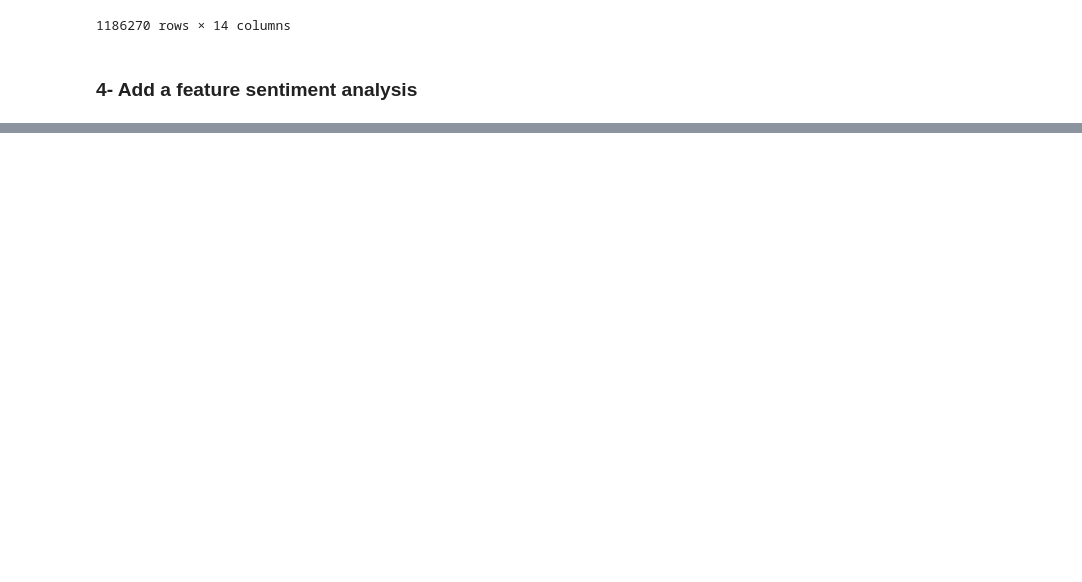
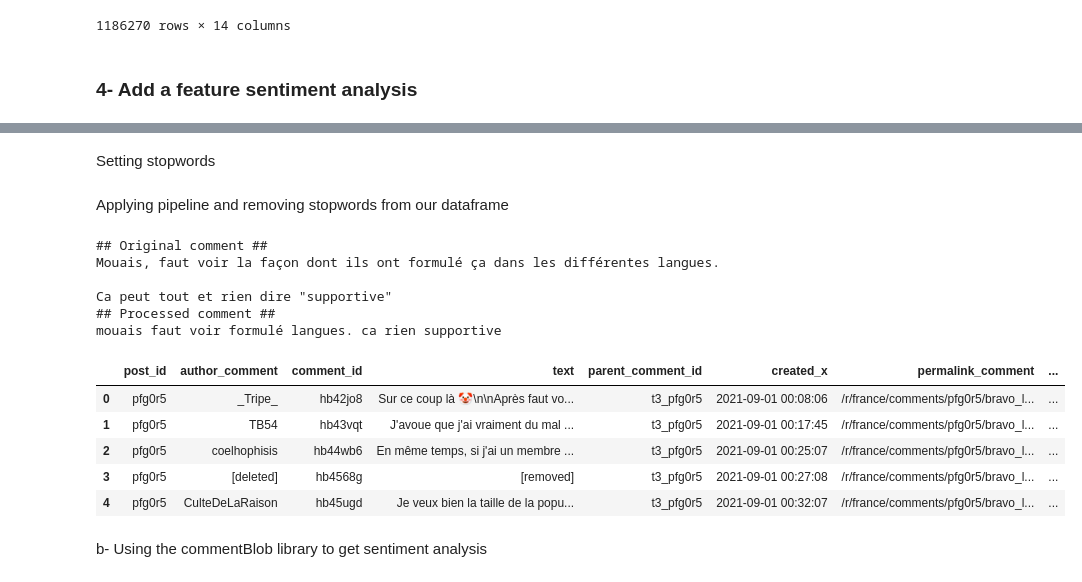
Before and after one commit to mattcln/reddit_france_analysis, a Jupyter notebook: transformation/transformation_scrapped_data.ipynb, the cells around one changed output, grey strips where cells are left out. Cells and saved outputs as stored; diff of their text form; code cells hidden in the pictures; blank space fills up the shorter version.

Commit message:
Sentiment Analysis + gitignore + readme

```diff
--- a/transformation/transformation_scrapped_data.ipynb
+++ b/transformation/transformation_scrapped_data.ipynb
@@ -179,0 +186,22 @@ merged_df
+# %%
+import re
+
+def nlp_pipeline(comment) -> str:
+    comment = str(comment).lower()
+    comment = comment.replace('\n', ' ').replace('\r', '')
+    comment = ' '.join(comment.split())
+    comment = re.sub(r"[A-Za-z\.]*[0-9]+[A-Za-z%°\.]*", "", comment)
+    comment = re.sub(r"(\s\-\s|-$)", "", comment)
+    comment = re.sub(r"[,\!\?\%\(\)\/\"]", "", comment)
+    comment = re.sub(r"\&\S*\s", "", comment)
+    comment = re.sub(r"\&", "", comment)
+    comment = re.sub(r"\+", "", comment)
+    comment = re.sub(r"\#", "", comment)
+    comment = re.sub(r"\$", "", comment)
+    comment = re.sub(r"\£", "", comment)
+    comment = re.sub(r"\%", "", comment)
+    comment = re.sub(r"\:", "", comment)
+    comment = re.sub(r"\@", "", comment)
+    comment = re.sub(r"\-", "", comment)
+
+    return comment
@@ -179,0 +221,44 @@ merged_df
+# %% [markdown]
+Setting stopwords
+# %%
+import spacy
+from spacy.lang.fr.stop_words import STOP_WORDS
+
+stop_words = set(STOP_WORDS)
+deselect_stop_words = ['ne','pas','plus','personne','aucun','ni','aucune','rien']
+for w in deselect_stop_words:
+    if w in stop_words:
+        stop_words.remove(w)
+    else:
+        continue
+# %% [markdown]
+Applying pipeline and removing stopwords from our dataframe
+# %%
+#1 min 30
+merged_df['text_processed'] = merged_df['text'].apply(nlp_pipeline)
+
+#12.6 sec
+merged_df['text_processed'] = merged_df['text_processed'].apply(lambda x: ' '.join([word for word in x.split() if word not in (stop_words)]))
+# %%
+print('## Original comment ##')
+print(merged_df['text'][5])
+print('## Processed comment ##')
+print(merged_df['text_processed'][5])
+# %% [output]
+## Original comment ##
+Mouais, faut voir la façon dont ils ont formulé ça dans les différentes langues.
+
+Ca peut tout et rien dire "supportive"
+## Processed comment ##
+mouais faut voir formulé langues. ca rien supportive
+# %%
+merged_df.head()
+# %% [output]
+|  | post_id | author_comment | comment_id | text | parent_comment_id | created_x | permalink_comment | ... |
+| 0 | pfg0r5 | _Tripe_ | hb42jo8 | Sur ce coup là 🤡\n\nAprès faut vo... | t3_pfg0r5 | 2021-09-01 00:08:06 | /r/france/comments/pfg0r5/bravo_l... | ... |
+| 1 | pfg0r5 | TB54 | hb43vqt | J'avoue que j'ai vraiment du mal ... | t3_pfg0r5 | 2021-09-01 00:17:45 | /r/france/comments/pfg0r5/bravo_l... | ... |
+| 2 | pfg0r5 | coelhophisis | hb44wb6 | En même temps, si j'ai un membre ... | t3_pfg0r5 | 2021-09-01 00:25:07 | /r/france/comments/pfg0r5/bravo_l... | ... |
+| 3 | pfg0r5 | [deleted] | hb4568g | [removed] | t3_pfg0r5 | 2021-09-01 00:27:08 | /r/france/comments/pfg0r5/bravo_l... | ... |
+| 4 | pfg0r5 | CulteDeLaRaison | hb45ugd | Je veux bien la taille de la popu... | t3_pfg0r5 | 2021-09-01 00:32:07 | /r/france/comments/pfg0r5/bravo_l... | ... |
+# %% [markdown]
+b- Using the commentBlob library to get sentiment analysis
```
Also changed, not shown: parts of 7 cells of this notebook, 45 other files.
